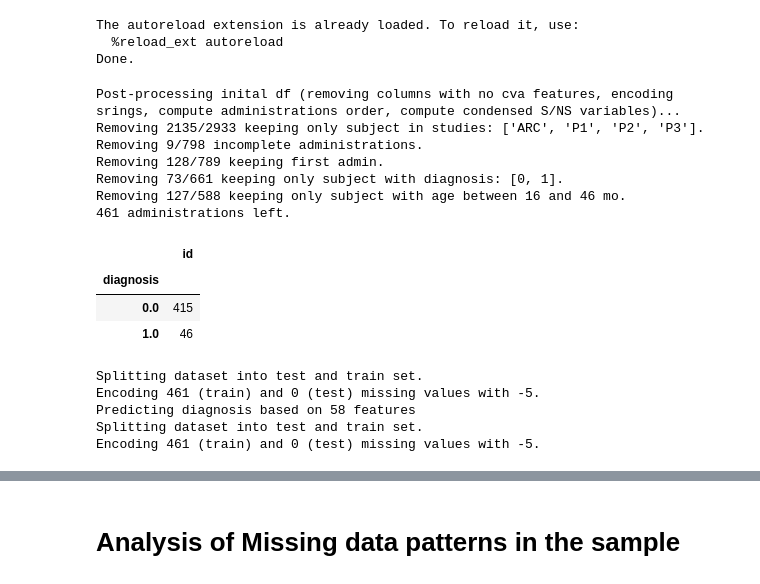
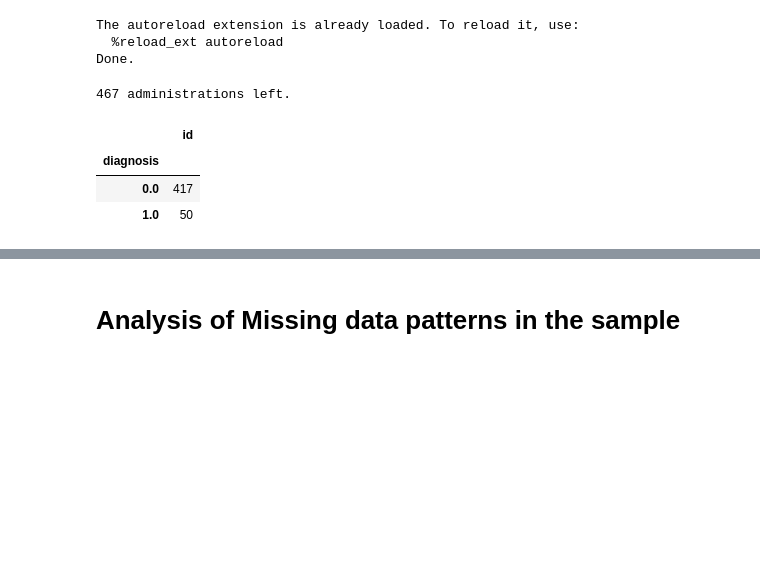
Before and after one commit to matiasdm/notes_on_stats, a Jupyter notebook: doc/notebooks/paper_01_missing_variables.ipynb, the cells around one changed output, grey strips where cells are left out. Cells and saved outputs as stored; diff of their text form; code cells hidden in the pictures; blank space fills up the shorter version.

```diff
--- a/doc/notebooks/paper_01_missing_variables.ipynb
+++ b/doc/notebooks/paper_01_missing_variables.ipynb
@@ -9,31 +9,20 @@ Done.
 # %%
 df = pd.read_csv(AUTISM_DATA_PATH)
 
 data = Dataset(df=df,
-               missing_data_handling='encoding',
+               missing_data_handling='without',
                imputation_method='without',
                sampling_method='without',
                outcome_column='diagnosis',
-                features_name = CVA_COLUMNS,
-                scale_data=True,
-                use_missing_indicator_variables=False,
-               verbosity=4,
-               scenario='papers',
+                features_name = DEFAULT_PREDICTORS,
+                scale_data=False,
+                use_missing_indicator_variables=False, #use_missing_indicator_variables,#grouped_missing_features,
+               verbosity=0,
+               scenario='multimodal_2023',#'papers',
                proportion_train=1)
 # %% [output]
-Post-processing inital df (removing columns with no cva features, encoding srings, compute administrations order, compute condensed S/NS variables)...
-Removing 2135/2933 keeping only subject in studies: ['ARC', 'P1', 'P2', 'P3'].
-Removing 9/798 incomplete administrations.
-Removing 128/789 keeping first admin.
-Removing 73/661 keeping only subject with diagnosis: [0, 1].
-Removing 127/588 keeping only subject with age between 16 and 46 mo.
-461 administrations left.
+467 administrations left.
 |  | id |
 | diagnosis |  |
-| 0.0 | 415 |
-| 1.0 | 46 |
+| 0.0 | 417 |
+| 1.0 | 50 |
-Splitting dataset into test and train set.
-Encoding 461 (train) and 0 (test) missing values with -5.
-Predicting diagnosis based on 58 features
-Splitting dataset into test and train set.
-Encoding 461 (train) and 0 (test) missing values with -5.
```
Also changed, not shown: parts of 8 cells of this notebook, 8 other files.
